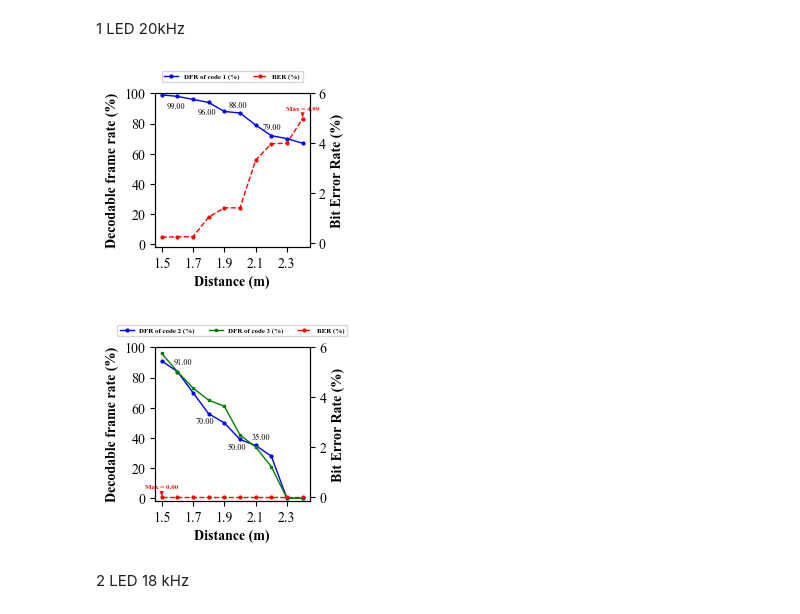
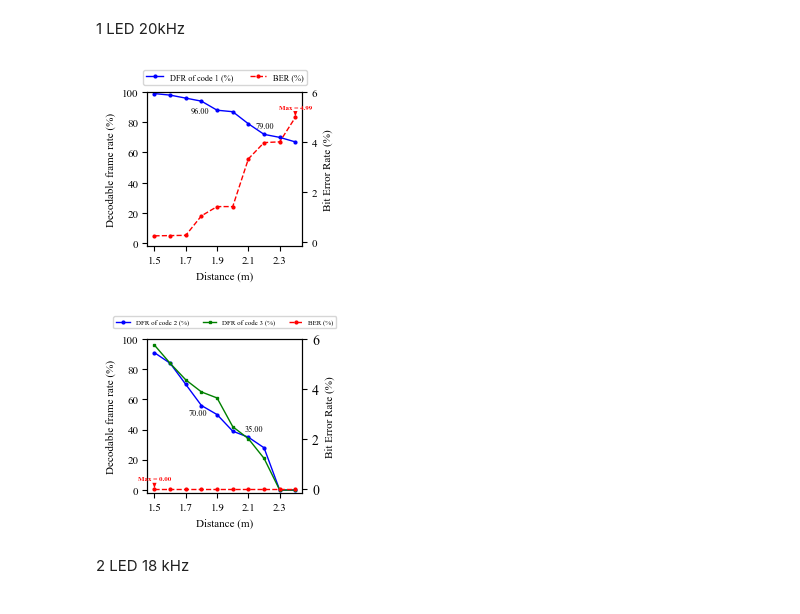
Before and after one commit to nguyendinhquan140701/LEDs_Data_Processing, a Jupyter notebook: Encode_Decode/draw/chart_MPPM.ipynb, the cells around one changed output. Saved outputs shown, nothing was run; the diff lists cells and outputs as text; code cells hidden in the pictures.

```diff
--- a/Encode_Decode/draw/chart_MPPM.ipynb
+++ b/Encode_Decode/draw/chart_MPPM.ipynb
@@ -188,35 +205,35 @@ from matplotlib import font_manager
 
 rcParams['font.family'] = 'Times New Roman'
 # Define font properties for Times New Roman
-legend_font = font_manager.FontProperties( style='normal', weight='bold', size=5)
-label_font = {'style': 'normal', 'weight': 'bold', 'size': 10}
+legend_font = font_manager.FontProperties( style='normal', weight='normal', size=6)
+label_font = {'style': 'normal', 'weight': 'normal', 'size': 8}
 
 fig, ax1 = plt.subplots(figsize=(2, 2))
 
-ax1.set_xlabel('Distance (m)', fontsize=10, fontdict=label_font)
-ax1.tick_params(axis='x', labelcolor='black', labelsize=10, pad = 3)
+ax1.set_xlabel('Distance (m)', fontsize=8, fontdict=label_font)
+ax1.tick_params(axis='x', labelcolor='black', labelsize=8, pad = 3)
 ax1.set_xticks([1.5, 1.7, 1.9, 2.1, 2.3])
 
-ax1.set_ylabel('Decodable frame rate (%)', color='black', fontsize=10, fontdict=label_font)
+ax1.set_ylabel('Decodable frame rate (%)', color='black', fontsize=8, fontdict=label_font)
 # ax1.set_xlim(1.6, 2)
 ax1.set_ylim(-2, 100)
-ax1.tick_params(axis='y', labelcolor='black', labelsize=10, pad = 3)
+ax1.tick_params(axis='y', labelcolor='black', labelsize=8, pad = 3)
 ax1.set_yticks([0, 20, 40, 60, 80, 100])
 line1 = ax1.plot(distance, c1_20khz_accuracy, color='Blue', label='DFR of code 1 (%)', marker='o', markersize=2, linewidth=1)
 
 # ax1.scatter(distance, c1_code1_accuracy, color='blue', edgecolors='blue', s=3)
 
-txt0 = c1_20khz_accuracy[0]
-ax1.annotate(f'{txt0:.2f}', (distance[0], c1_20khz_accuracy[0]), textcoords="offset points",
-                xytext=(10,-10), ha='center', color='black', fontsize=6, fontstyle='normal')
+# txt0 = c1_20khz_accuracy[0]
+# ax1.annotate(f'{txt0:.2f}', (distance[0], c1_20khz_accuracy[0]), textcoords="offset points",
+#                 xytext=(10,-10), ha='center', color='black', fontsize=6, fontstyle='normal')
 
 txt1 = c1_20khz_accuracy[2]
 ax1.annotate(f'{txt1:.2f}', (distance[2], c1_20khz_accuracy[2]), textcoords="offset points",
                 xytext=(10,-11), ha='center', color='black', fontsize=6, fontstyle='normal')
 
-txt2 = c1_20khz_accuracy[4]
-ax1.annotate(f'{txt2:.2f}', (distance[4], c1_20khz_accuracy[4]), textcoords="offset points",
-                xytext=(10, 3), ha='center', color='black', fontsize=6, fontstyle='normal')
+# txt2 = c1_20khz_accuracy[4]
+# ax1.annotate(f'{txt2:.2f}', (distance[4], c1_20khz_accuracy[4]), textcoords="offset points",
+#                 xytext=(10, 3), ha='center', color='black', fontsize=6, fontstyle='normal')
 
 txt3 = c1_20khz_accuracy[6]
 ax1.annotate(f'{txt3:.2f}', (distance[6], c1_20khz_accuracy[6]), textcoords="offset points",
@@ -229,8 +246,8 @@ ax1.annotate(f'{txt3:.2f}', (distance[6], c1_20khz_accuracy[6]), textcoords="off
 
 ax2 = ax1.twinx()
 ax2.set_ylim(-0.16, 6)
-ax2.set_ylabel('Bit Error Rate (%)', color='black', fontsize=10, fontdict=label_font)
-ax2.tick_params(axis='y', labelcolor='black', labelsize=10, pad = 3)
+ax2.set_ylabel('Bit Error Rate (%)', color='black', fontsize=8, fontdict=label_font)
+ax2.tick_params(axis='y', labelcolor='black', labelsize=8, pad = 3)
 line3 = ax2.plot(distance, _20khz_ber, color='red', label='BER (%)', linestyle='--', marker='o', markersize=2, linewidth=1)
 
 peak_index = np.argmax(_20khz_ber)  # Index of the peak point
@@ -256,42 +273,42 @@ ax1.legend(lines, labels, loc='upper center', bbox_to_anchor=(0.5, 1.17), ncol=2
 
 plt.savefig('E:\Project\OOC\LEDs_Data_Processing\Encode_Decode\draw\img\_1led_20khz.jpeg', dpi = 600,bbox_inches='tight')
 # %% [output]
-[figure, old version]
+[figure, new version]
 # %%
 rcParams['font.family'] = 'Times New Roman'
 # Define font properties for Times New Roman
-legend_font = font_manager.FontProperties( style='normal', weight='bold', size=5)
-label_font = {'style': 'normal', 'weight': 'bold', 'size': 10}
+legend_font = font_manager.FontProperties( style='normal', weight='normal', size=5)
+label_font = {'style': 'normal', 'weight': 'normal', 'size': 8}
 
 fig, ax1 = plt.subplots(figsize=(2, 2))
 
 
-ax1.set_xlabel('Distance (m)', fontsize=10, fontdict=label_font)
-ax1.tick_params(axis='x', labelcolor='black', labelsize=10, pad = 3)
+ax1.set_xlabel('Distance (m)', fontsize=8, fontdict=label_font)
+ax1.tick_params(axis='x', labelcolor='black', labelsize=8, pad = 3)
 ax1.set_xticks([1.5, 1.7, 1.9, 2.1, 2.3])
 
 
-ax1.set_ylabel('Decodable frame rate (%)', color='black', fontsize=10, fontdict=label_font)
+ax1.set_ylabel('Decodable frame rate (%)', color='black', fontsize=8, fontdict=label_font)
 # ax1.set_xlim(1.6, 2)
 ax1.set_ylim(-2, 100)
-ax1.tick_params(axis='y', labelcolor='black', labelsize=10, pad = 3)
+ax1.tick_params(axis='y', labelcolor='black', labelsize=8, pad = 3)
 ax1.set_yticks([0, 20, 40, 60, 80, 100])
 
 line1 =ax1.plot(distance, c2_14khz_accuracy, color='Blue', label='DFR of code 2 (%)', marker = 'o',  markersize=2, linewidth=1)
 line2 =ax1.plot(distance, c3_14khz_accuracy, color='Green', label='DFR of code 3 (%)', marker = 's',  markersize=2, linewidth=1)
 
 
-txt0 = c2_14khz_accuracy[0]
-ax1.annotate(f'{txt0:.2f}', (distance[0], c2_14khz_accuracy[0]), textcoords="offset points",
-                xytext=(15,-3), ha='center', color='black', fontsize=6, fontstyle='normal')
+# txt0 = c2_14khz_accuracy[0]
+# ax1.annotate(f'{txt0:.2f}', (distance[0], c2_14khz_accuracy[0]), textcoords="offset points",
+#                 xytext=(15,-3), ha='center', color='black', fontsize=6, fontstyle='normal')
 
 txt1 = c2_14khz_accuracy[2]
 ax1.annotate(f'{txt1:.2f}', (distance[2], c2_14khz_accuracy[2]), textcoords="offset points",
                 xytext=(9, -22), ha='center', color='black', fontsize=6, fontstyle='normal')
 
-txt2 = c2_14khz_accuracy[4]
-ax1.annotate(f'{txt2:.2f}', (distance[4], c2_14khz_accuracy[4]), textcoords="offset points",
-                xytext=(9, -19), ha='center', color='black', fontsize=6, fontstyle='normal')
+# txt2 = c2_14khz_accuracy[4]
+# ax1.annotate(f'{txt2:.2f}', (distance[4], c2_14khz_accuracy[4]), textcoords="offset points",
+#                 xytext=(9, -19), ha='center', color='black', fontsize=6, fontstyle='normal')
 
 txt3 = c2_14khz_accuracy[6]
 ax1.annotate(f'{txt3:.2f}', (distance[6], c2_14khz_accuracy[6]), textcoords="offset points",
@@ -300,35 +317,35 @@ ax1.annotate(f'{txt3:.2f}', (distance[6], c2_14khz_accuracy[6]), textcoords="off
 
 ax2 = ax1.twinx()
 ax2.set_ylim(-0.16, 6)
-ax2.set_ylabel('Bit Error Rate (%)', color='black', fontsize=10, fontdict=label_font)
+ax2.set_ylabel('Bit Error Rate (%)', color='black', fontsize=8, fontdict=label_font)
 line3 = ax2.plot(distance, _2LED_14khz_ber, color='red', label='BER (%)', linestyle='--', marker = 'o',  markersize=2, linewidth=1)
 ax2.tick_params(axis='y', labelcolor='black')
 
 peak_index = np.argmax(_2LED_14khz_ber)  # Chỉ số của điểm cực đại
 peak_value = _2LED_14khz_ber[peak_index]  # Giá trị của điểm cực đại
 peak_distance = distance[peak_index]  # Khoảng cách của điểm cực đại
 ax2.annotate(f'Max = {peak_value:.2f}',
              (peak_distance, peak_value),
              textcoords="offset points",
              xytext=(0, 6),
              ha='center',
              color='red',
              fontsize=5,
              fontstyle='normal',
              fontweight='bold',
              family='Times New Roman',
              arrowprops=dict(facecolor='red', edgecolor='none', shrink=0.1, width=2, headwidth=3, headlength=4))
 
 
 lines = ax1.get_lines() + ax2.get_lines()
 labels = [line.get_label() for line in lines]
 
 # Move the legend above the plot, outside the graph
 ax1.legend(lines, labels, loc='upper center', bbox_to_anchor=(0.5, 1.17), ncol=3, prop=legend_font)
 
 plt.savefig('E:\Project\OOC\LEDs_Data_Processing\Encode_Decode\draw\img\_2led_14khz.jpeg',dpi = 600,bbox_inches='tight')
 # %% [output]
-[figure, old version]
+[figure, new version]
 # %% [markdown]
 2 LED 18 kHz
 # %%
```
Also changed, not shown: parts of 5 cells of this notebook, 1 other file.
